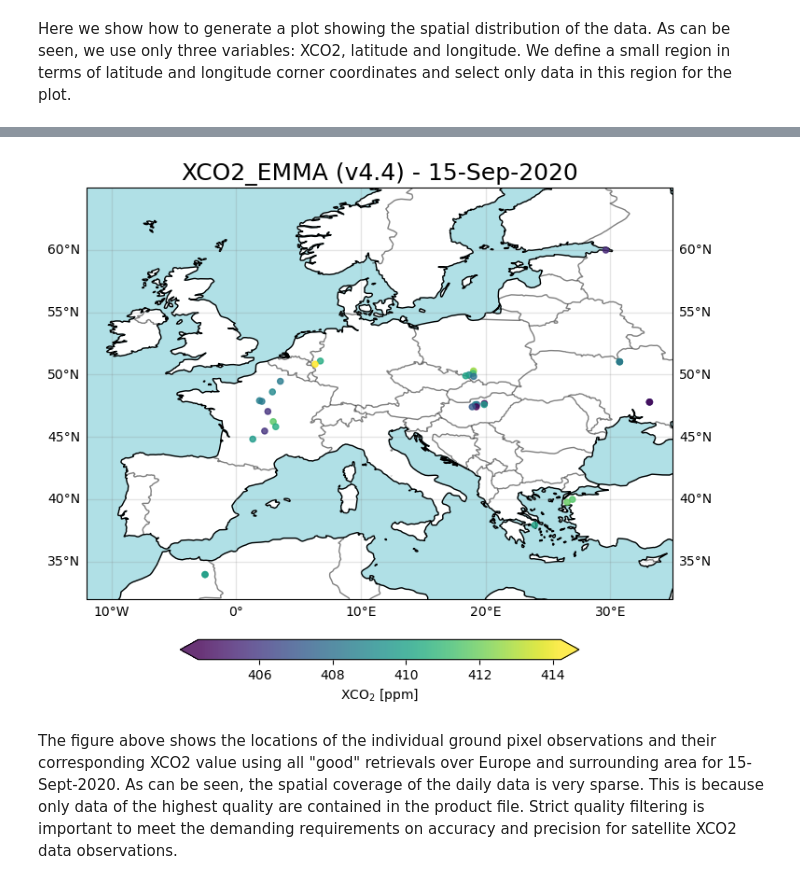
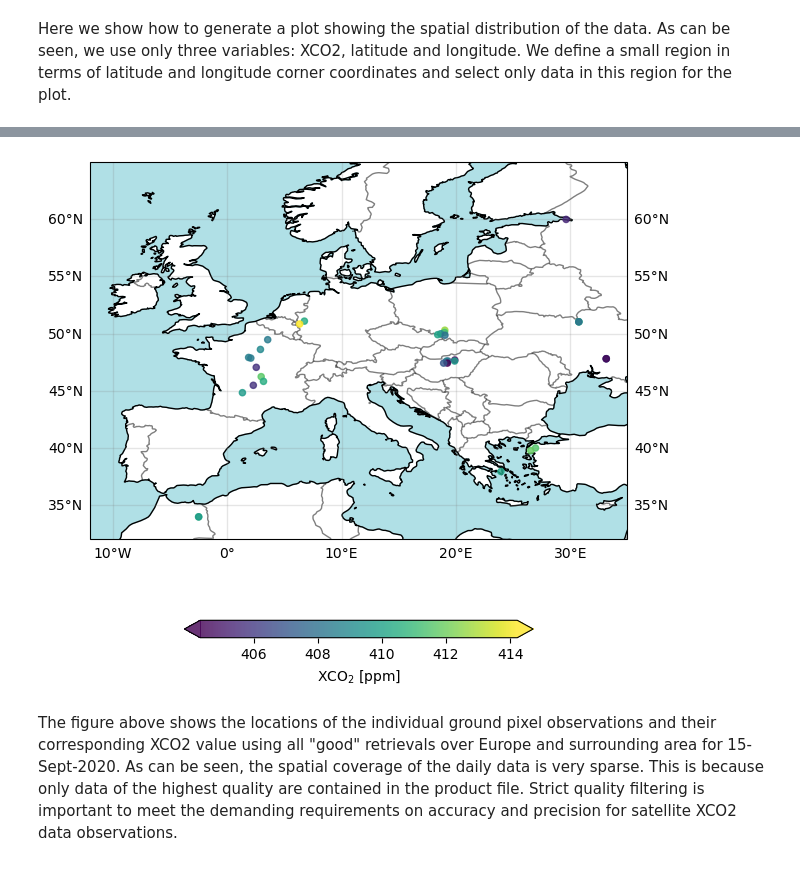
Before and after one commit to ecmwf-projects/copernicus-training-c3s-review, a Jupyter notebook: _sources/ecv-notebooks/greenhouse-gases-level2-products.ipynb, the cells around one changed output, grey strips where cells are left out. Drawn from its saved outputs; the diff is of its cells as text; code cells hidden in the pictures.

```diff
--- a/_sources/ecv-notebooks/greenhouse-gases-level2-products.ipynb
+++ b/_sources/ecv-notebooks/greenhouse-gases-level2-products.ipynb
@@ -364,0 +160,10 @@ else:
+# %%
+ds_2 = xr.open_dataset(L2_file_2)
+
+ds_2 = ds_2.assign_coords({
+   "latitude": ds_2.latitude,
+   "longitude": ds_2.longitude,
+   "time": ds_2.time,
+})
+
+ds_2
@@ -370,58 +319,41 @@ The figure above shows mean value of XCO2 as a function of latitude (thick lines
 Here we show how to generate a plot showing the spatial distribution of the data. As can be seen, we use only three variables: XCO2, latitude and longitude. We define a small region in terms of latitude and longitude corner coordinates and select only data in this region for the plot.
 # %%
 print('* Generating XCO2 map ...')
-if L2_file_2_OK == 'yes':
-   # Relevant input data:
-   lat = g_2_latitude
-   lon = g_2_longitude
-   ghg = g_2_xco2
-   plot_title = product_str+' - '+file_2_date2
-   # Define spatial region of interest:
-   lonmin = -12.0
-   lonmax =  35.0
-   latmin =  32.0
-   latmax =  65.0
-   # Select data to be shown on map:
-   idg = np.nonzero((lat > latmin) & (lat < latmax) & (lon > lonmin) & (lon < lonmax))
-   lat_sel = lat[idg]
-   lon_sel = lon[idg]
-   ghg_sel = ghg[idg]
-   n_data = len(ghg_sel)
-   rmin  = np.min(ghg_sel)
-   rmax  = np.max(ghg_sel)
-   if 1 == 0:
-      rmin = 600
-      rmax = 700
-   print('* Number of ground pixel for map: ', n_data)
+# # Relevant input data:
+plot_title = product_str+' - '+file_2_date2
+# Define spatial region of interest:
+lonmin = -12.0
+lonmax =  35.0
+latmin =  32.0
+latmax =  65.0
 
-   projection = ccrs.PlateCarree()
-   figsize = (9,7)
-   fig = plt.figure(figsize=figsize)
-   pos = [0.05,0.00,0.95,0.90]     # pos (l,b,w,h) in page coord
-   ax1 = fig.add_axes(pos, projection=projection)
-   ax1.set_extent([lonmin, lonmax, latmin, latmax], crs=projection)
-   ax1.add_feature(cfeature.OCEAN, color='powderblue')
-   ax1.add_feature(cfeature.COASTLINE)
-   ax1.add_feature(cfeature.BORDERS, alpha=0.5)
-   #x_label = 'Latitude [deg]'
-   #y_label = 'Longitude [deg]'
+# Mask the data to the region of interest:
+ds = ds_2
+ds = ds.where(
+    (latmin<ds.latitude) & (ds.latitude <latmax) &
+    (lonmin<ds.longitude) & (ds.longitude <lonmax)
+)
+# Get the min and max values for the colorbar:
+rmin=ds.xco2.min()
+rmax=ds.xco2.max()
 
-   ax1.set_title(plot_title, fontsize=18)
-   drawmeridians_label = True
-   gl = ax1.gridlines(crs=projection, draw_labels=drawmeridians_label, linewidth=1, color='gray', alpha=0.2)
-   gl.top_labels  = False
-   plt.scatter(lon_sel, lat_sel, c=ghg_sel, s=20, zorder=10, alpha=0.8, cmap='viridis', vmin=rmin, vmax=rmax)
-   #anchor=(0.5, 1.0) # default
-   anchor=(0.5, 1.7) # shoft upwards
-   cb = plt.colorbar(label='XCO$_2$ [ppm]', location='bottom', extend='both', shrink=0.5, anchor=anchor)
-   #cb = plt.colorbar(label='XCO$_2$ [ppm]', location='right', shrink=0.3)
-   if plot_type == 'png':
-      o_file_plot = product_id+'_map.png'
-      print('* Generating: ', o_file_plot)
-      plt.savefig(o_file_plot, dpi=600)
-   else:
-      plt.show()
-else:
-   print('* WARNING: Cannot generate map plot. No data !?')
+# Create a figure with a geographic projection:
+projection = ccrs.PlateCarree()
+figsize = (9,7)
+fig = plt.figure(figsize=figsize)
+ax = fig.add_subplot(1,1,1, projection=projection)
+ax.set_extent([lonmin, lonmax, latmin, latmax], crs=projection)
+ax.add_feature(cfeature.OCEAN, color='powderblue')
+ax.add_feature(cfeature.COASTLINE)
+ax.add_feature(cfeature.BORDERS, alpha=0.5)
+gl = ax.gridlines(crs=projection, draw_labels=True, linewidth=1, color='gray', alpha=0.2)
+gl.top_labels  = False
+
+plt.scatter(
+    x=ds.longitude, y=ds.latitude, c=ds.xco2, s=20, zorder=10, alpha=0.8, cmap='viridis',
+    vmin=rmin, vmax=rmax
+)
+plt.colorbar(label='XCO$_2$ [ppm]', location='bottom', extend='both', shrink=0.5)
+plt.show()
 # %% [output]
 * Generating XCO2 map ...
@@ -430,3 +360,3 @@ else:
-[figure, old version]
+[figure, new version]
 # %% [markdown]
 The figure above shows the locations of the individual ground pixel observations and their corresponding XCO2 value using all "good" retrievals over Europe and surrounding area for 15-Sept-2020. As can be seen, the spatial coverage of the daily data is very sparse. This is because only data of the highest quality are contained in the product file. Strict quality filtering is important to meet the demanding requirements on accuracy and precision for satellite XCO2 data observations.
```
Also changed, not shown: parts of 56 cells of this notebook, 40 other files.
